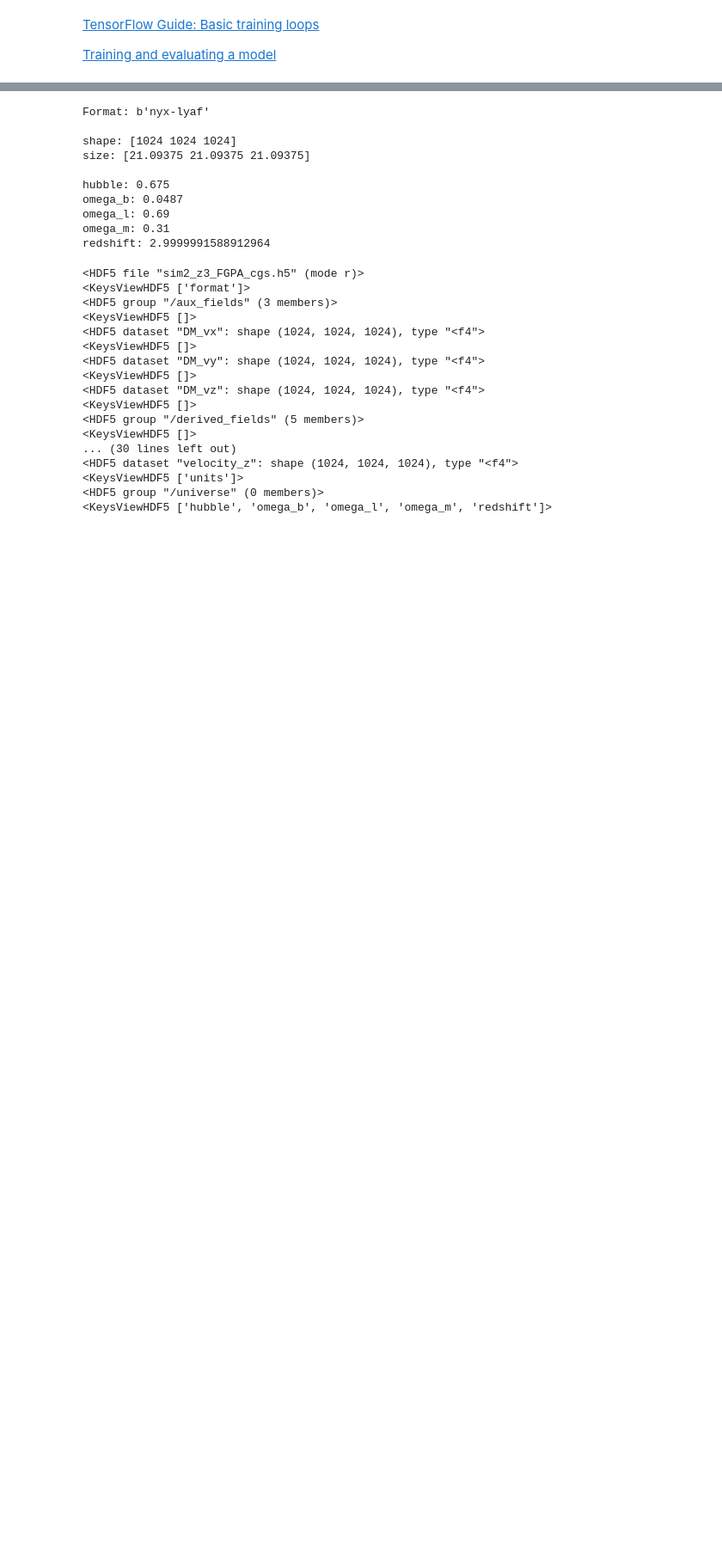
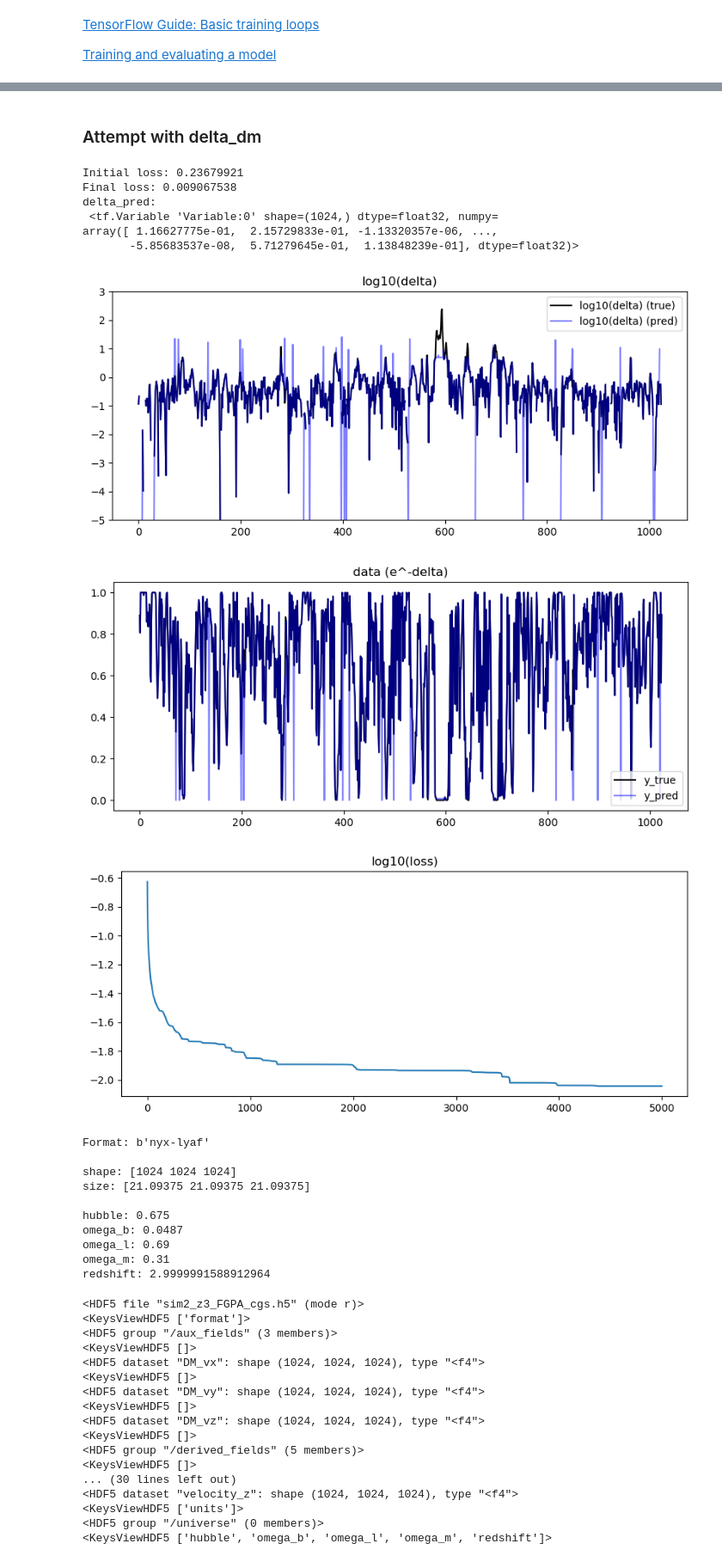
Before and after one commit to Jupiter1994/lya-tf, a Jupyter notebook: reconstruction/toy_model.ipynb, the cells around one changed output, grey strips where cells are left out. Shown at 86% size. Saved outputs shown, nothing was run; the diff lists cells and outputs as text; code cells hidden in the pictures; blank space fills up the shorter version.

Commit message:
made toy model for optimization

```diff
--- a/reconstruction/toy_model.ipynb
+++ b/reconstruction/toy_model.ipynb
@@ -65,0 +103,2 @@ plt.show()
+# %% [markdown]
+### Attempt with delta_dm
@@ -66,3 +110,58 @@ plt.show()
+# %%
+# model from input to data
+def model(delta_pred):
+    return tf.exp(-delta_pred)
+
+# loss function
+mse = keras.losses.MeanSquaredError()
+loss_fn = lambda: mse(model(delta_pred), y_true)
+
+# optimizer
+optim = keras.optimizers.SGD(learning_rate=1e3)
+
+print('Initial loss:', mse(model(delta_pred), y_true).numpy())
+
+losses = tfp.math.minimize(loss_fn,
+                           num_steps=5000,
+                           optimizer=optim)
+
+print('Final loss:', losses[-1].numpy())
+print('delta_pred:\n', delta_pred)
+# %% [output]
+Initial loss: 0.23679921
+Final loss: 0.009067538
+delta_pred:
+ <tf.Variable 'Variable:0' shape=(1024,) dtype=float32, numpy=
+array([ 1.16627775e-01,  2.15729833e-01, -1.13320357e-06, ...,
+       -5.85683537e-08,  5.71279645e-01,  1.13848239e-01], dtype=float32)>
+# %%
+# true and predicted log(input)
+plt.figure(figsize=(10,4))
+
+plt.plot(np.log10(delta_true), color='black', label='log10(delta) (true)')
+plt.plot(np.log10(delta_pred), 'blue', label = 'log10(delta) (pred)', alpha=0.5)
+plt.title('log10(delta)')
+plt.ylim(-5, 3)
+plt.legend()
+plt.show()
+
+# true and predicted "data"
+plt.figure(figsize=(10,4))
+plt.plot(y_true, color='black', label='y_true')
+plt.plot(model(delta_pred), 'blue', label = 'y_pred', alpha=0.5)
+plt.title('data (e^-delta)')
+plt.legend()
+plt.show()
+
+# loss
+plt.figure(figsize=(10,4))
+plt.plot(np.log10(losses))
+plt.title('log10(loss)')
+plt.show()
+# %% [output]
+[figure, added]
+[figure, added]
+[figure, added]
 # %%
 # print relevant attributes (i.e. the metadata)
 print("Format:", h5.attrs['format'])
```
Also changed, not shown: parts of 13 cells of this notebook, 2 other files.
